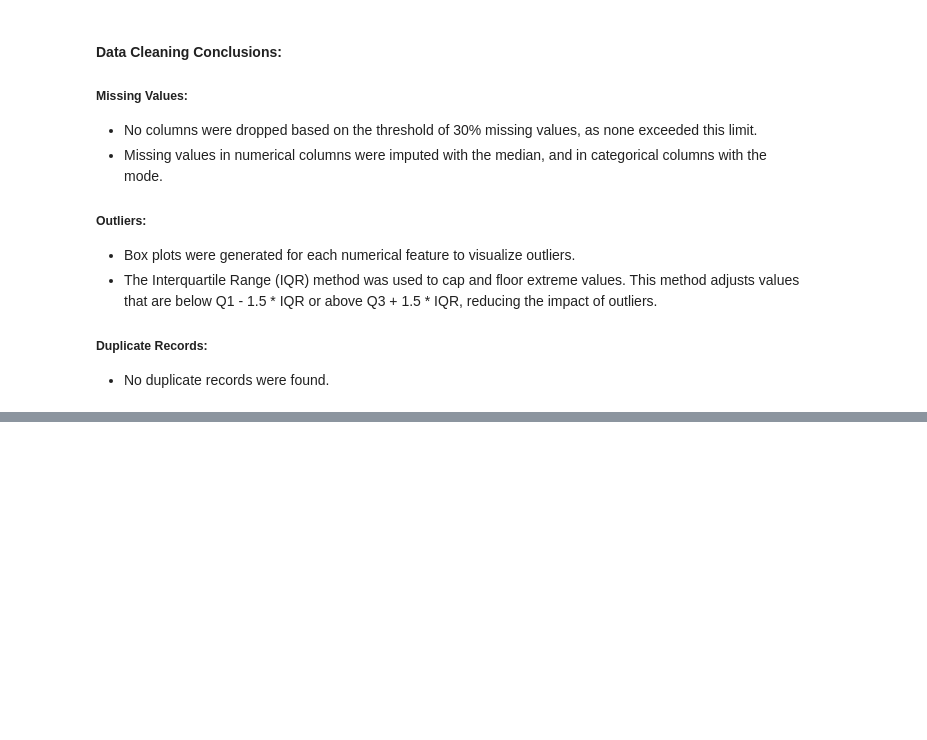
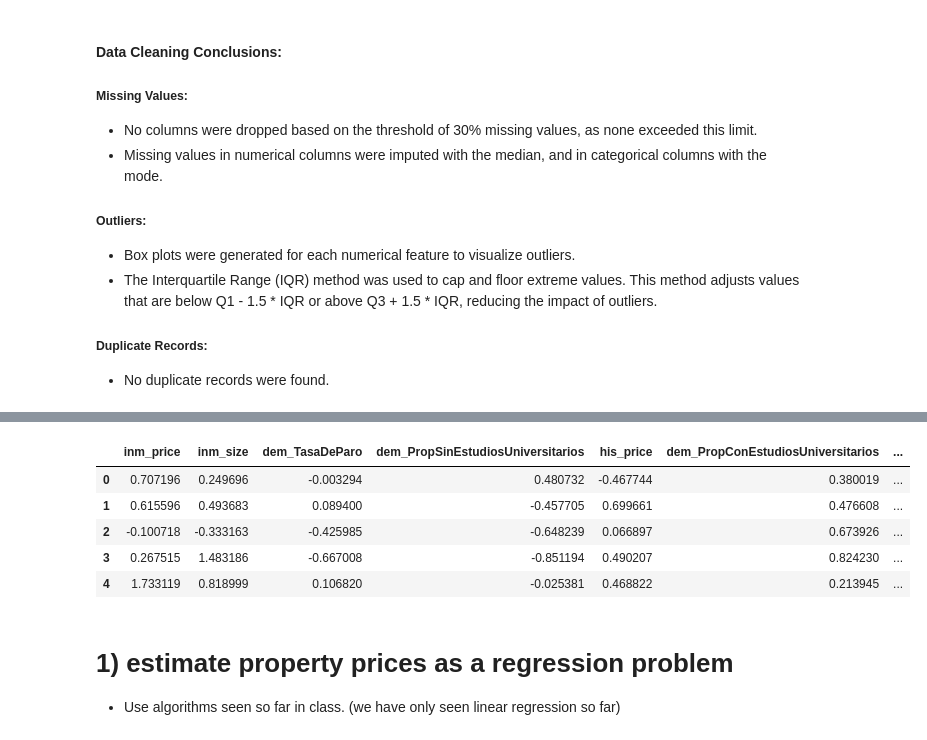
Before and after one commit to gabrieldeolaguibel/ML-Projects, a Jupyter notebook: assignments/practical_session2/practical_session_2_GabrieldeOlaguibel.ipynb, the cells around one changed output, grey strips where cells are left out. Saved outputs shown, nothing was run; the diff lists cells and outputs as text; code cells hidden in the pictures; blank space fills up the shorter version.

```diff
--- a/assignments/practical_session2/practical_session_2_GabrieldeOlaguibel.ipynb
+++ b/assignments/practical_session2/practical_session_2_GabrieldeOlaguibel.ipynb
@@ -177,0 +272,21 @@ num_rows_cleaned, num_cols_cleaned, num_dropped_columns, num_dropped_rows, missi
+# %%
+from sklearn.feature_selection import SelectKBest, f_regression
+
+# Defining the target variable and features
+X = df_final_encoded.drop('inm_price', axis=1)
+y = df_final_encoded['inm_price']
+
+# Initialize SelectKBest with f_regression to find best k features
+selector = SelectKBest(score_func=f_regression, k='all')
+
+# Fit and transform the data
+X_new = selector.fit_transform(X, y)
+
+# Get the scores for each feature
+feature_scores = selector.scores_
+
+# Creating a DataFrame to display feature names and their corresponding scores
+feature_scores_df = pd.DataFrame({'Feature': X.columns, 'Score': feature_scores})
+feature_scores_df = feature_scores_df.sort_values(by='Score', ascending=False)
+
+feature_scores_df.head(10)  # Displaying top 10 features
@@ -177,0 +305,16 @@ num_rows_cleaned, num_cols_cleaned, num_dropped_columns, num_dropped_rows, missi
+# %%
+# Selecting the top 10 features for the final DataFrame
+top_features = feature_scores_df['Feature'].head(10).tolist()
+df_final_selected = df_final_encoded[['inm_price'] + top_features]
+
+df_final_selected.head()  # Display the first few rows of the final DataFrame with selected features
+# %% [output]
+|  | inm_price | inm_size | dem_TasaDeParo | dem_PropSinEstudiosUniversitarios | his_price | dem_PropConEstudiosUniversitarios | ... |
+| 0 | 0.707196 | 0.249696 | -0.003294 | 0.480732 | -0.467744 | 0.380019 | ... |
+| 1 | 0.615596 | 0.493683 | 0.089400 | -0.457705 | 0.699661 | 0.476608 | ... |
+| 2 | -0.100718 | -0.333163 | -0.425985 | -0.648239 | 0.066897 | 0.673926 | ... |
+| 3 | 0.267515 | 1.483186 | -0.667008 | -0.851194 | 0.490207 | 0.824230 | ... |
+| 4 | 1.733119 | 0.818999 | 0.106820 | -0.025381 | 0.468822 | 0.213945 | ... |
+# %% [markdown]
+# 1) estimate property prices as a regression problem
+- Use algorithms seen so far in class. (we have only seen linear regression so far)
```
Also changed, not shown: parts of 27 cells of this notebook.
